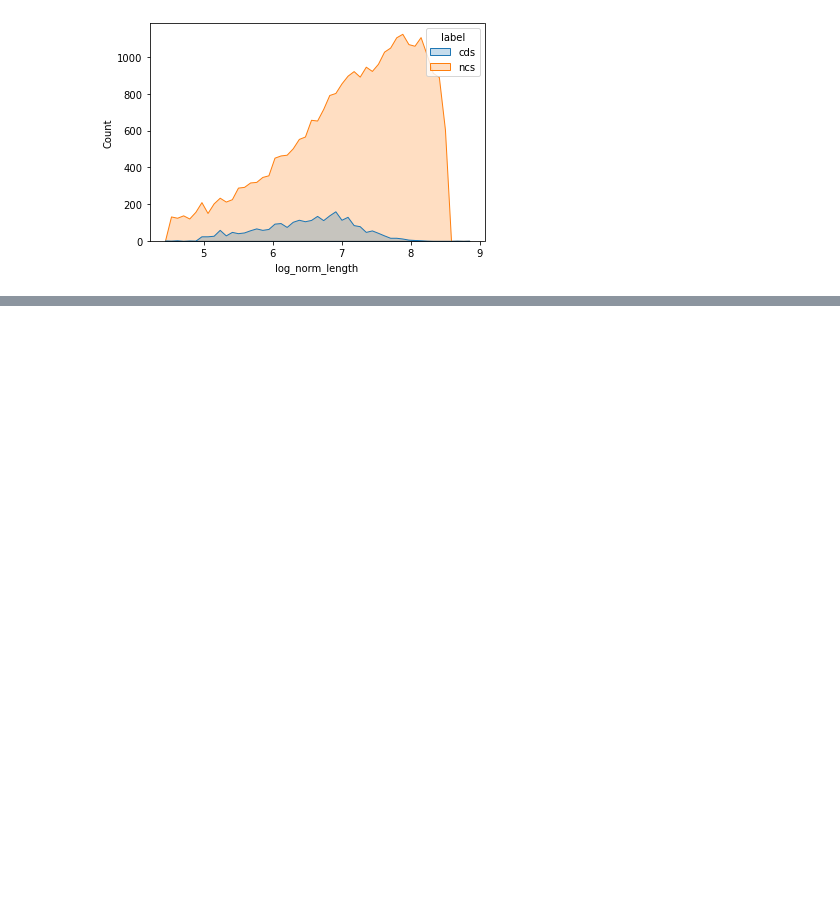
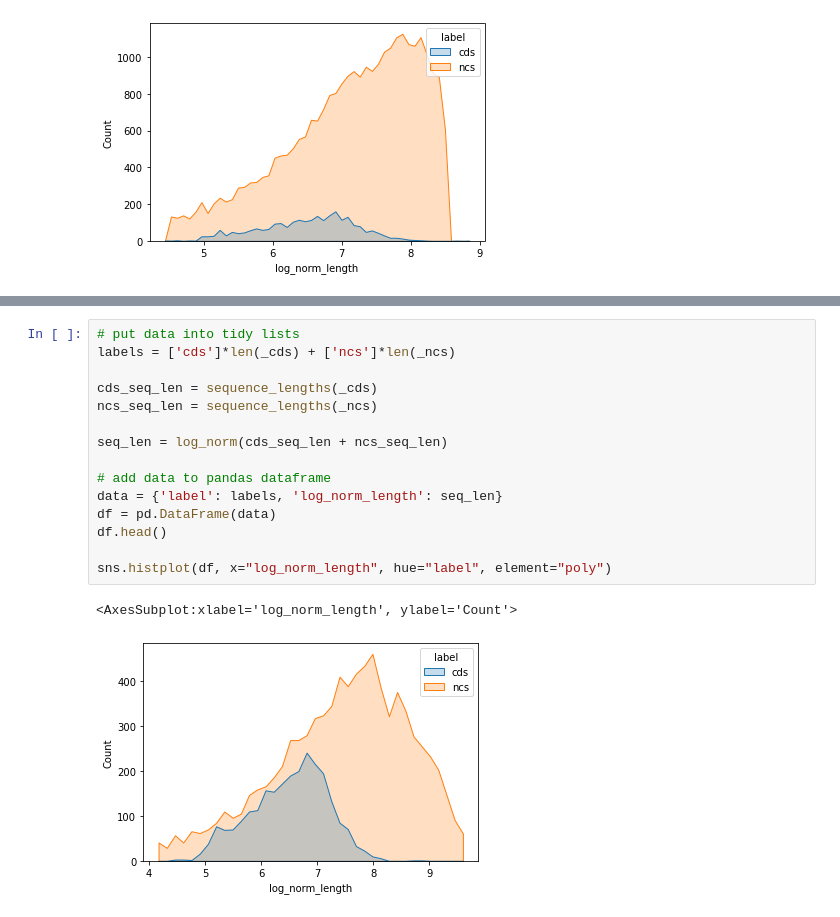
Before and after one commit to viggy-ravi/gene-prediction, a Jupyter notebook: Sampling True NCS Dataset.ipynb, the cells around one changed output, grey strips where cells are left out. Cells and saved outputs as stored; diff of their text form; blank space fills up the shorter version.

```diff
--- a/Sampling True NCS Dataset.ipynb
+++ b/Sampling True NCS Dataset.ipynb
@@ -574,0 +719,18 @@ sns.histplot(df, x="log_norm_length", hue="label", element="poly")
+# %%
+# put data into tidy lists
+labels = ['cds']*len(_cds) + ['ncs']*len(_ncs)
+
+cds_seq_len = sequence_lengths(_cds)
+ncs_seq_len = sequence_lengths(_ncs)
+
+seq_len = log_norm(cds_seq_len + ncs_seq_len)
+
+# add data to pandas dataframe
+data = {'label': labels, 'log_norm_length': seq_len}
+df = pd.DataFrame(data)
+df.head()
+
+sns.histplot(df, x="log_norm_length", hue="label", element="poly")
+# %% [output]
+<AxesSubplot:xlabel='log_norm_length', ylabel='Count'>
+[figure, added]
```
Also changed, not shown: parts of 15 cells of this notebook, 5 other files.
